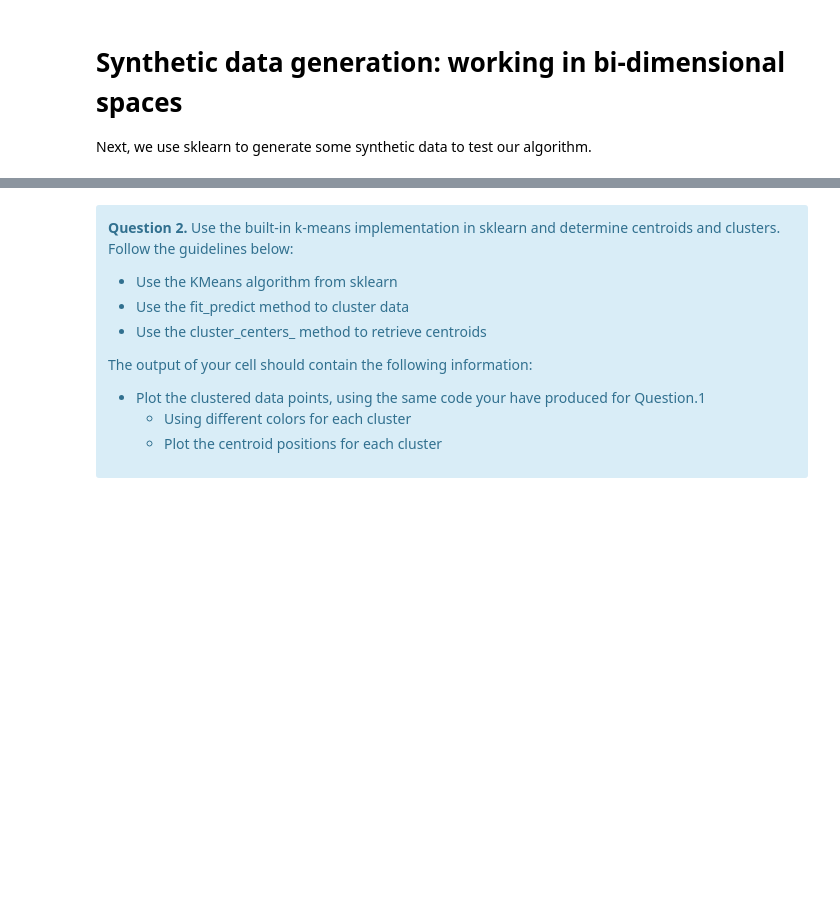
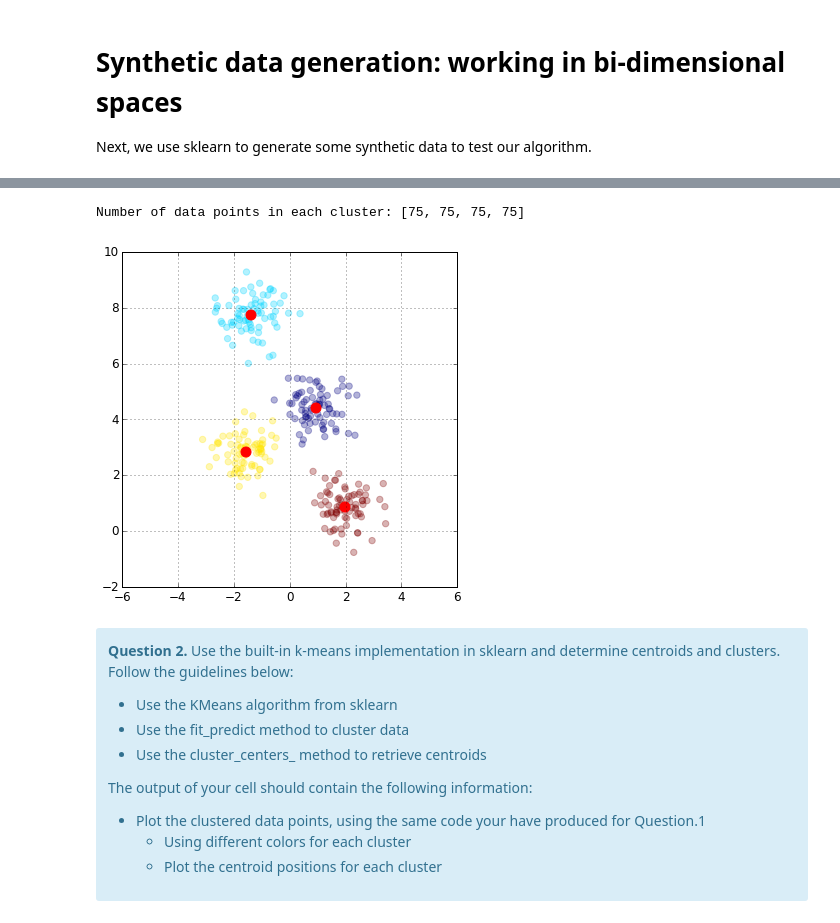
Before and after one commit to AlessandroPatti/clouds-labs, a Jupyter notebook: Lab3_KMeans.ipynb, the cells around one changed output, grey strips where cells are left out. Drawn from its saved outputs; the diff is of its cells as text; code cells hidden in the pictures; blank space fills up the shorter version.

Commit message:
final Kmeans notebook

```diff
--- a/Lab3_KMeans.ipynb
+++ b/Lab3_KMeans.ipynb
@@ -122,3 +212,16 @@ The output of your cell should contain the following information:
+# %%
+centroids, clusters = kmeans_vanilla(X, 4)
+
+# Print the number of data points that belong to each cluster
+clusters_size = [sum(clusters == i) for i in range(centroids.shape[0])]
+print("Number of data points in each cluster:", clusters_size)
+
+# Plot the clustered data points using different colors for each cluster
+# and plot the centroid positions for each cluster
+plot_clusters(X, clusters, centroids)
+# %% [output]
+Number of data points in each cluster: [75, 75, 75, 75]
+[figure, added]
 # %% [markdown]
 <div class="alert alert-block alert-info">
 <strong>Question 2.</strong> Use the built-in k-means implementation in sklearn and determine centroids and clusters.
```
Also changed, not shown: parts of 24 cells of this notebook.
